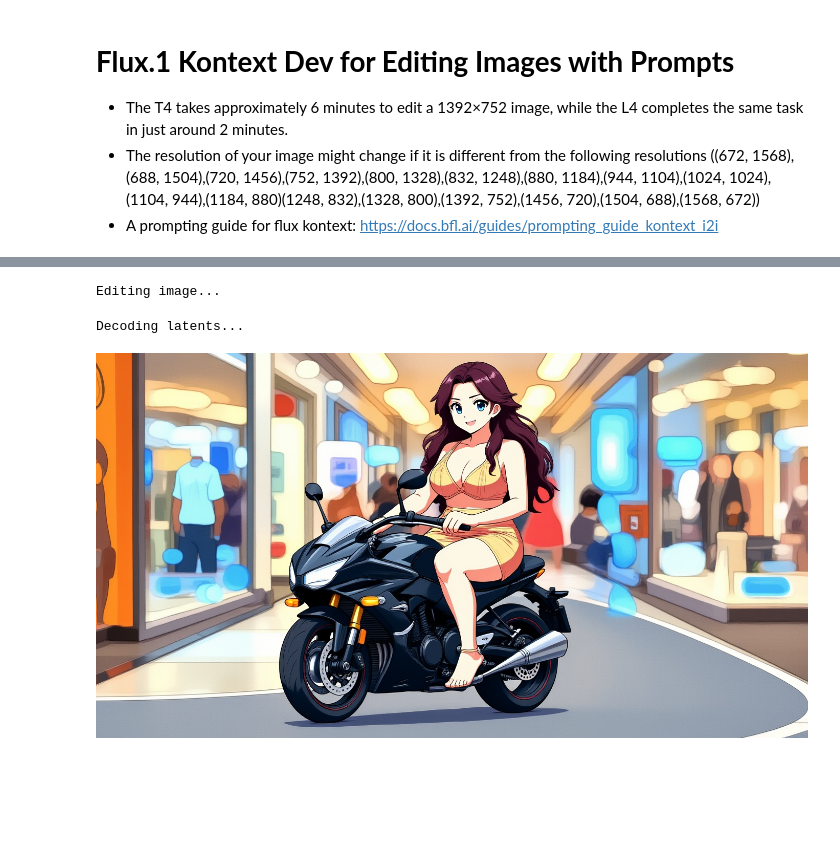
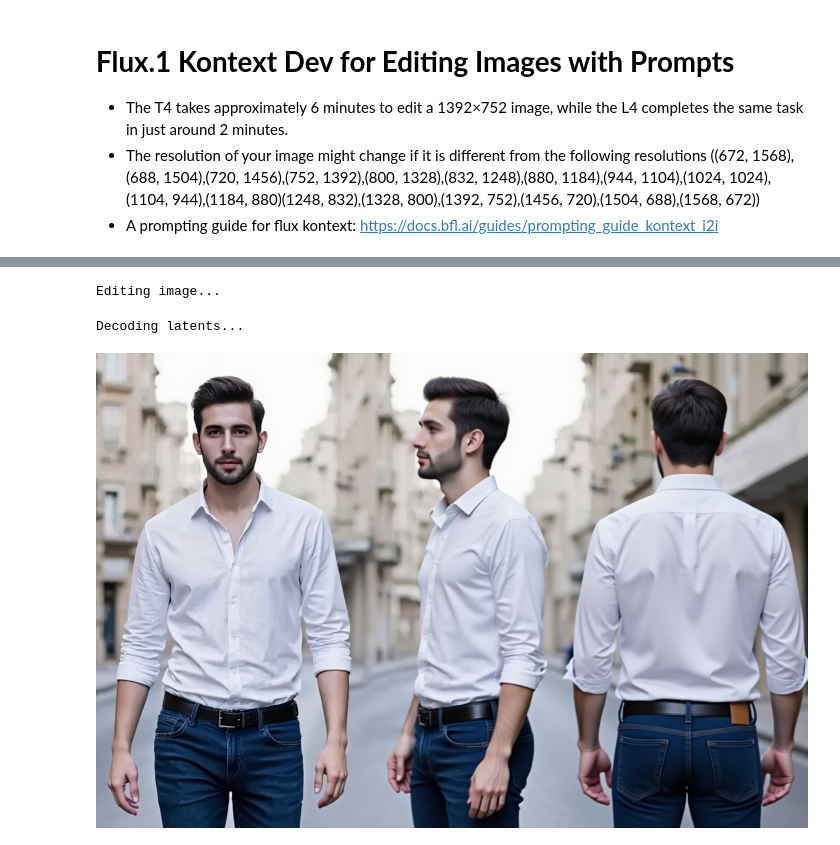
Before and after one commit to aflammkhtart5/Google-Colab_Notebooks, a Jupyter notebook: flux/Flux1_Kontext_Dev.ipynb, the cells around one changed output, grey strips where cells are left out. Saved outputs shown, nothing was run; the diff lists cells and outputs as text; code cells hidden in the pictures; blank space fills up the shorter version.

Commit message:
Updated flux Kontext dev to properly support different camera views

```diff
--- a/flux/Flux1_Kontext_Dev.ipynb
+++ b/flux/Flux1_Kontext_Dev.ipynb
@@ -833,18 +847,21 @@ if display_upload:
 # %%
 # @title Edit Image
 
-positive_prompt="Change to Anime style while maintaining the original composition" # @param {"type":"string"}
+positive_prompt="Change the image to show the front view, side view, and back view" # @param {"type":"string"}
 guidance=2.5 # @param {"type":"slider","min":0.0,"max":100.0,"step":0.1}
 # @markdown ---
 # @markdown ### Image Settings
 change_resolution=False # @param {type:"boolean"}
-new_width = 1392 # @param {"type":"number"}
-new_height = 752 # @param {"type":"number"}
+new_width = 752 # @param {"type":"number"}
+new_height = 1392 # @param {"type":"number"}
+change_output_resolution=True # @param {type:"boolean"}
+width_out = 1248 # @param {"type":"number"}
+height_out = 832 # @param {"type":"number"}
 edit_output_image=False # @param {type:"boolean"}
 overwrite_previous_output=False # @param {type:"boolean"}
 # @markdown ---
 # @markdown ### Sampler Settings
-seed=0 # @param {"type":"integer"}
+seed=1000 # @param {"type":"integer"}
 steps = 20 # @param {"type":"slider","min":0,"max":100,"step":1}
 cfg = 1 # @param {"type":"slider","min":0,"max":20,"step":1}
 sampler_name="euler" # @param ["uni_pc", "uni_pc_bh2", "ddim","euler", "euler_cfg_pp", "euler_ancestral", "euler_ancestral_cfg_pp", "heun", "heunpp2","dpm_2", "dpm_2_ancestral","lms", "dpm_fast", "dpm_adaptive", "dpmpp_2s_ancestral", "dpmpp_2s_ancestral_cfg_pp", "dpmpp_sde", "dpmpp_sde_gpu","dpmpp_2m", "dpmpp_2m_cfg_pp", "dpmpp_2m_sde", "dpmpp_2m_sde_gpu", "dpmpp_3m_sde", "dpmpp_3m_sde_gpu", "ddpm", "lcm","ipndm", "ipndm_v", "deis", "res_multistep", "res_multistep_cfg_pp", "res_multistep_ancestral", "res_multistep_ancestral_cfg_pp","gradient_estimation", "er_sde", "seeds_2", "seeds_3"]
@@ -854,34 +871,37 @@ denoise=1 # @param {"type":"slider","min":0.0,"max":1.0,"step":0.01}
 
 if edit_output_image and outputImagePath is not None:
     file_uploaded = outputImagePath
     file_uploaded2 = None
 
 import random
 seed = seed if seed != 0 else random.randint(0, 2**32 - 1)
 print(f"Using seed: {seed}")
 
 edit_input(
     image_path = file_uploaded,
     image_path2 = file_uploaded2,
     positive_prompt = positive_prompt,
     guidance = guidance,
     change_resolution=change_resolution,
     width=new_width,
     height=new_height,
+    change_output_resolution=change_output_resolution,
+    width_out=width_out,
+    height_out=height_out,
     seed = seed,
     steps = steps,
     cfg = cfg,
     sampler_name = sampler_name,
     scheduler = scheduler,
     denoise = denoise,
     overwrite = overwrite_previous_output
 )
 
 clear_memory()
 # %% [output]
 Editing image...
 Decoding latents...
-[figure, old version]
+[figure, new version]
 # %%
 # @title Adjust Color Properties
 
```
Also changed, not shown: parts of 3 cells of this notebook.
